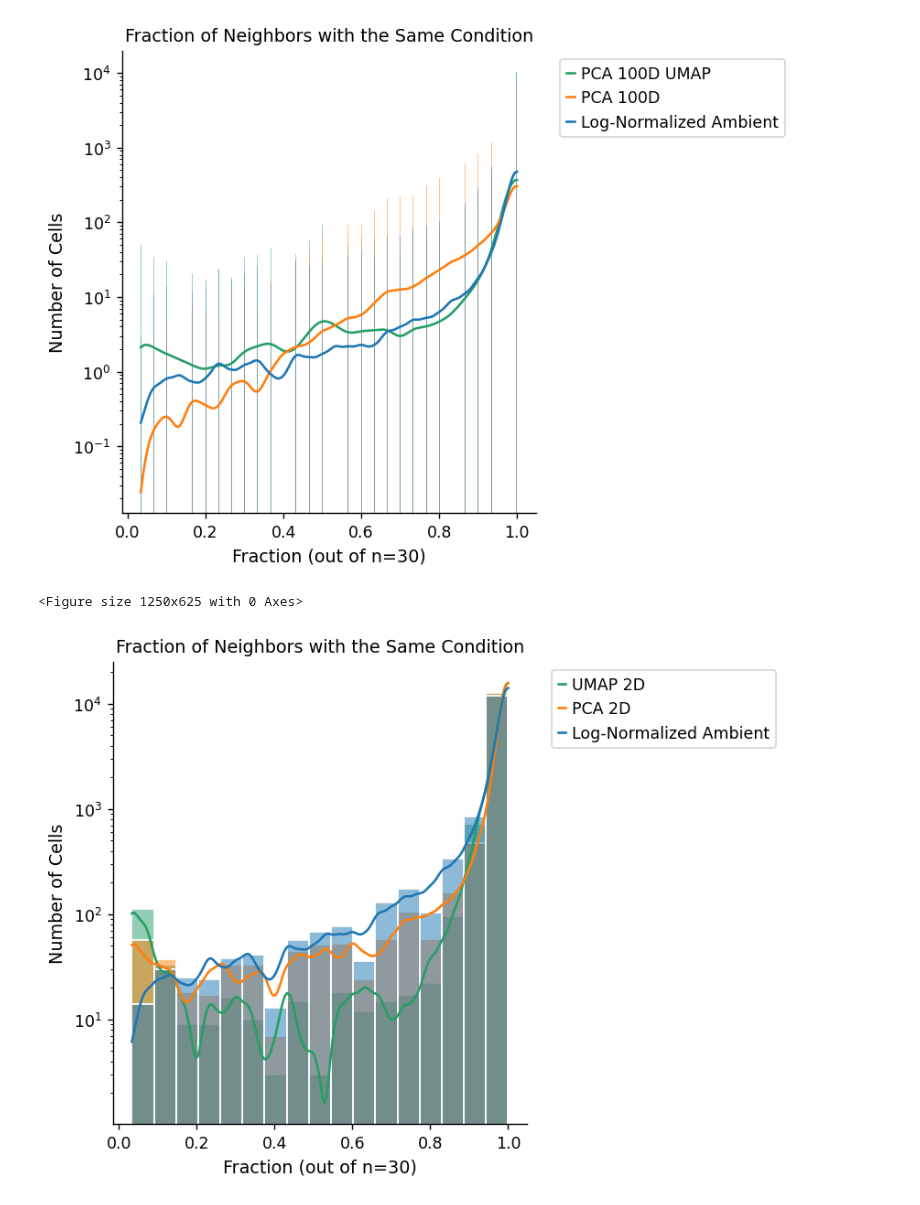
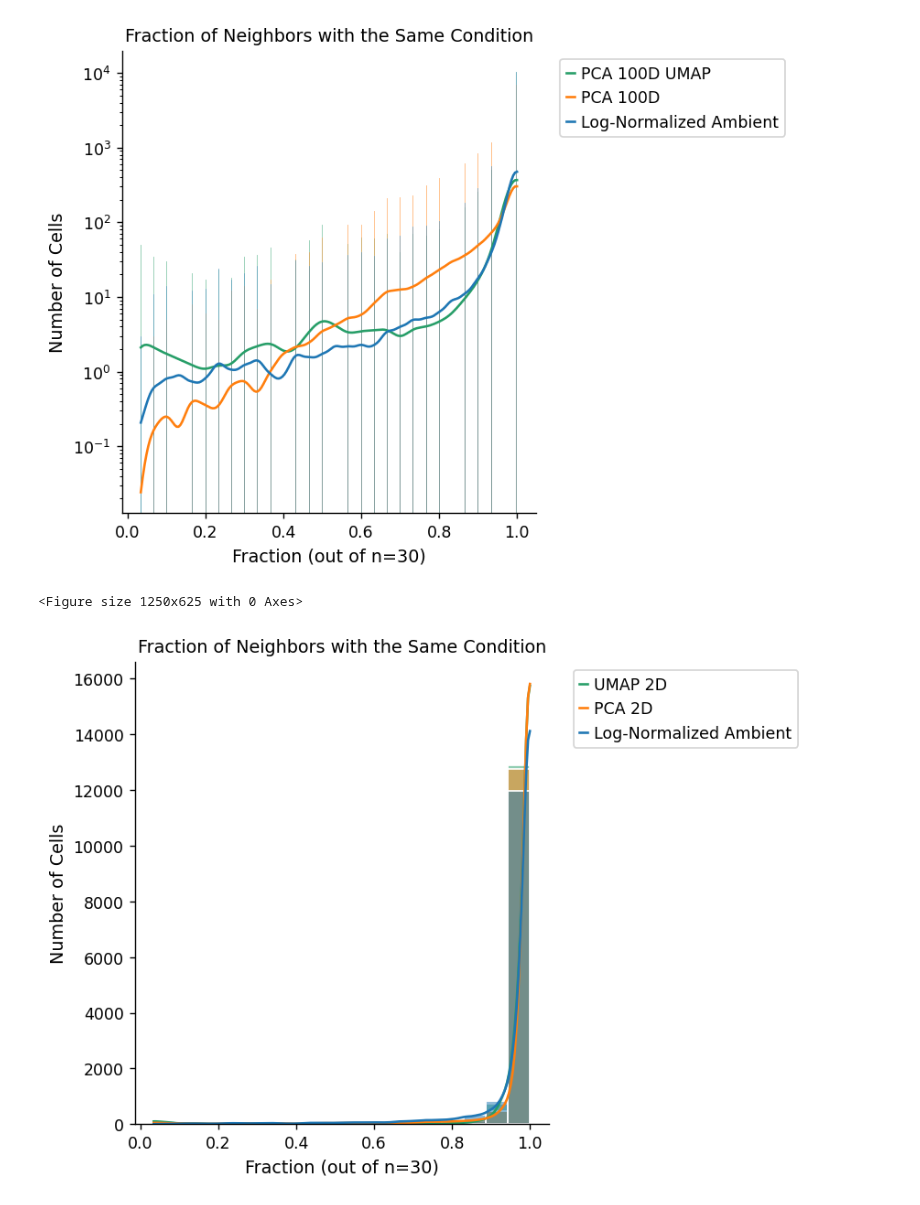
Before and after one commit to pachterlab/CP_2023, a Jupyter notebook: notebooks/fig1a_b/pbmcAnalysis.ipynb, the cells around one changed output. Drawn from its saved outputs; the diff is of its cells as text; code cells hidden in the pictures.

```diff
--- a/notebooks/fig1a_b/pbmcAnalysis.ipynb
+++ b/notebooks/fig1a_b/pbmcAnalysis.ipynb
@@ -702,20 +702,20 @@ plt.show()
 # %%
 plt.figure(figsize=(10,5))
 
 integDF2 = integDF[integDF['Embed'].isin(['PCA 2D','UMAP 2D','Log-Normalized Ambient'])]
 g=sns.displot(data=integDF2, x="Fraction", kde=True, hue='Embed',legend=False,edgecolor="white") #legend=False
 
 plt.legend(['UMAP 2D','PCA 2D','Log-Normalized Ambient'],bbox_to_anchor=(1.04,1), loc="upper left",prop={"size":10})
 plt.title('Fraction of Neighbors with the Same Condition',fontsize=11)
 
-plt.yscale('log')
+#plt.yscale('log')
 plt.xlabel("Fraction (out of n=30)",fontsize=11)
 plt.ylabel("Number of Cells",fontsize=11)
 plt.xticks(fontsize=10)
 plt.yticks(fontsize=10)
 plt.grid(False)
 #plt.tight_layout()
 plt.show()
 # %% [output]
 <Figure size 1250x625 with 0 Axes>
-[figure, old version]
+[figure, new version]
```
Also changed, not shown: parts of 3 cells of this notebook.
